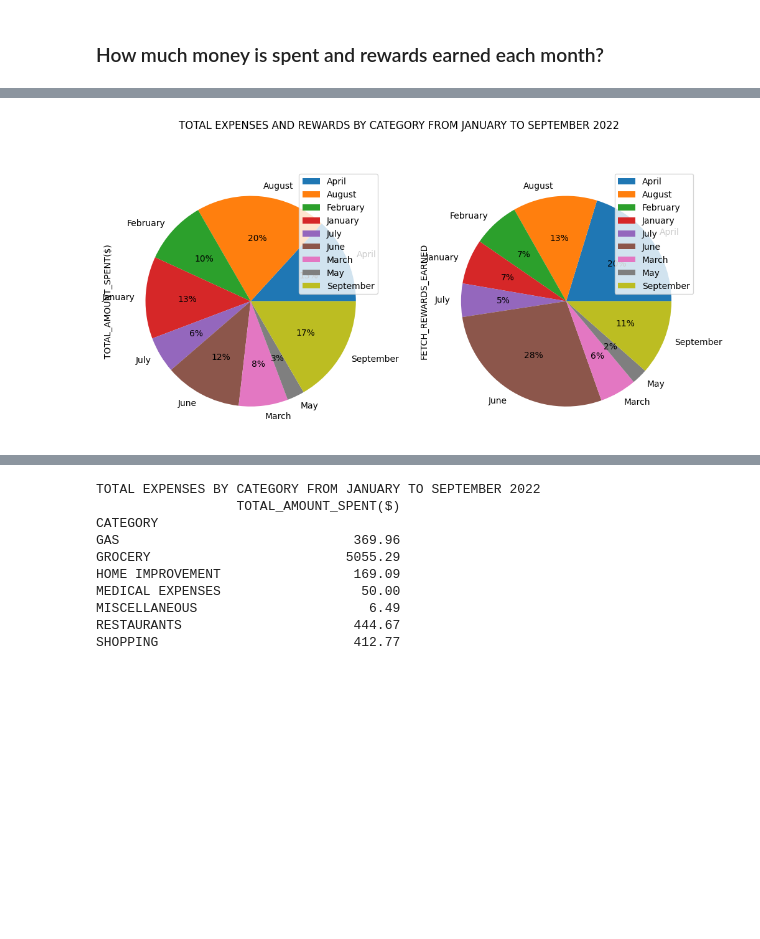
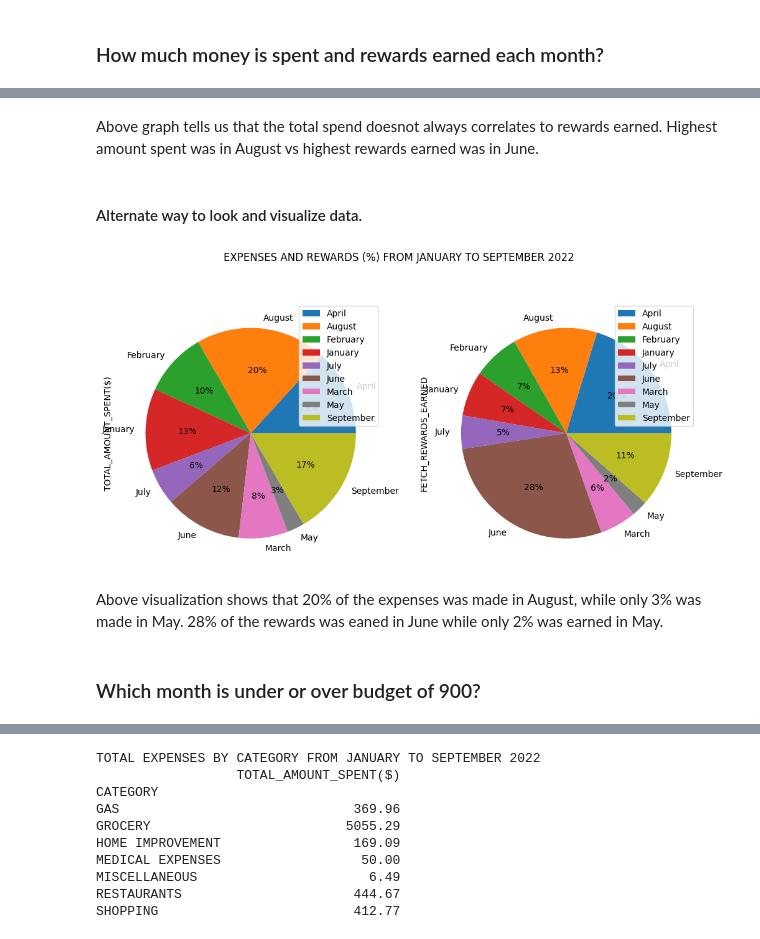
Before and after one commit to pdizdar/FetchExpenseAndRewards, a Jupyter notebook: fetch_expense_and_rewards.ipynb, the cells around one changed output, grey strips where cells are left out. Cells and saved outputs as stored; diff of their text form; code cells hidden in the pictures; blank space fills up the shorter version.

```diff
--- a/fetch_expense_and_rewards.ipynb
+++ b/fetch_expense_and_rewards.ipynb
@@ -193,8 +205,17 @@ plt.legend(monthly_expense_rewards)
 [figure]
+# %% [markdown]
+Above graph tells us that the total spend doesnot always correlates to rewards earned. Highest amount spent was in August vs highest rewards earned was in June.
+# %% [markdown]
+#### Alternate way to look and visualize data.
 # %%
 #grouping by month to get total spent n rewards
 monthly_expense_rewards = df.groupby(df.TRANSACTION_DATE.dt.strftime('%B'))[['TOTAL_AMOUNT_SPENT($)', 'FETCH_REWARDS_EARNED']].sum().plot.pie(figsize=(12, 6),
-                          subplots=True, autopct ='%1.0f%%' , title='TOTAL EXPENSES AND REWARDS BY CATEGORY FROM JANUARY TO SEPTEMBER 2022',
+                          subplots=True, autopct ='%1.0f%%' , title='EXPENSES AND REWARDS (%) FROM JANUARY TO SEPTEMBER 2022',
                         label=['TOTAL_AMOUNT_SPENT($)', 'FETCH_REWARDS_EARNED'])
 # %% [output]
-[figure, old version]
+[figure, new version]
+# %% [markdown]
+Above visualization shows that 20% of the expenses was made in August, while only 3% was made in May.
+28% of the rewards was eaned in June while only 2% was earned in May.
+# %% [markdown]
+### Which month is under or over budget of 900?
```
Also changed, not shown: parts of 12 cells of this notebook.
